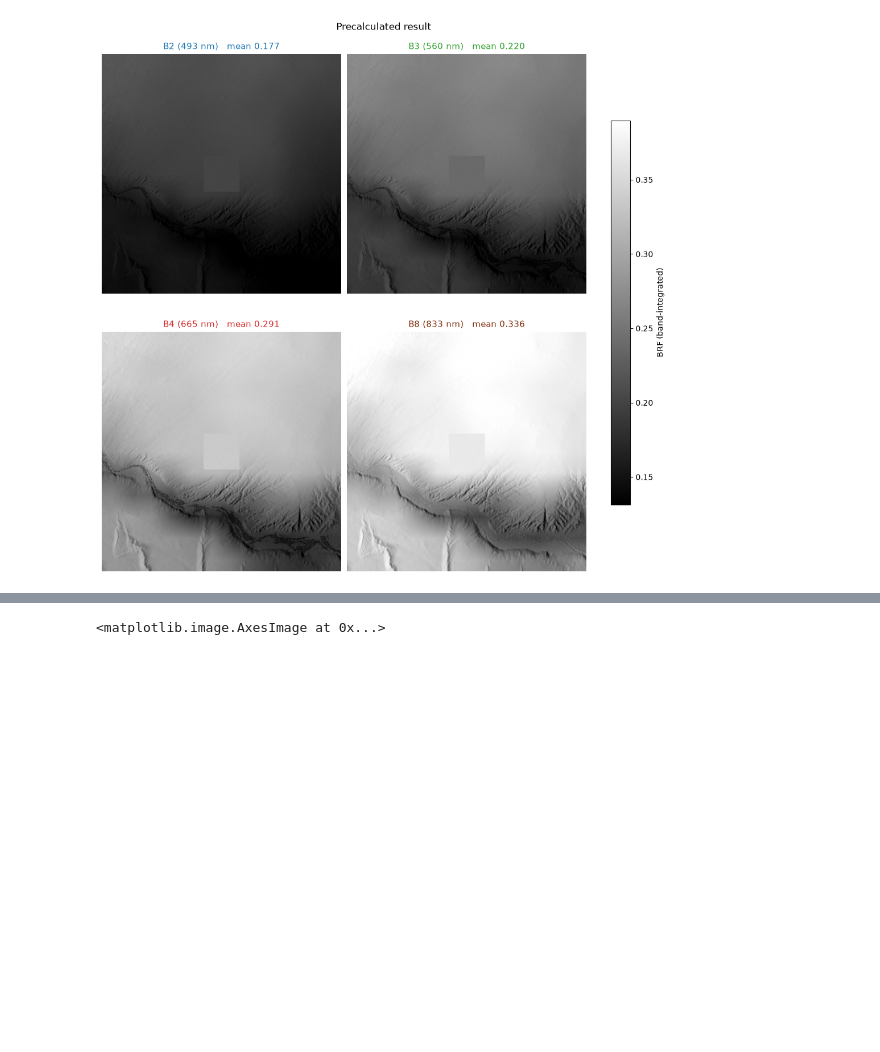
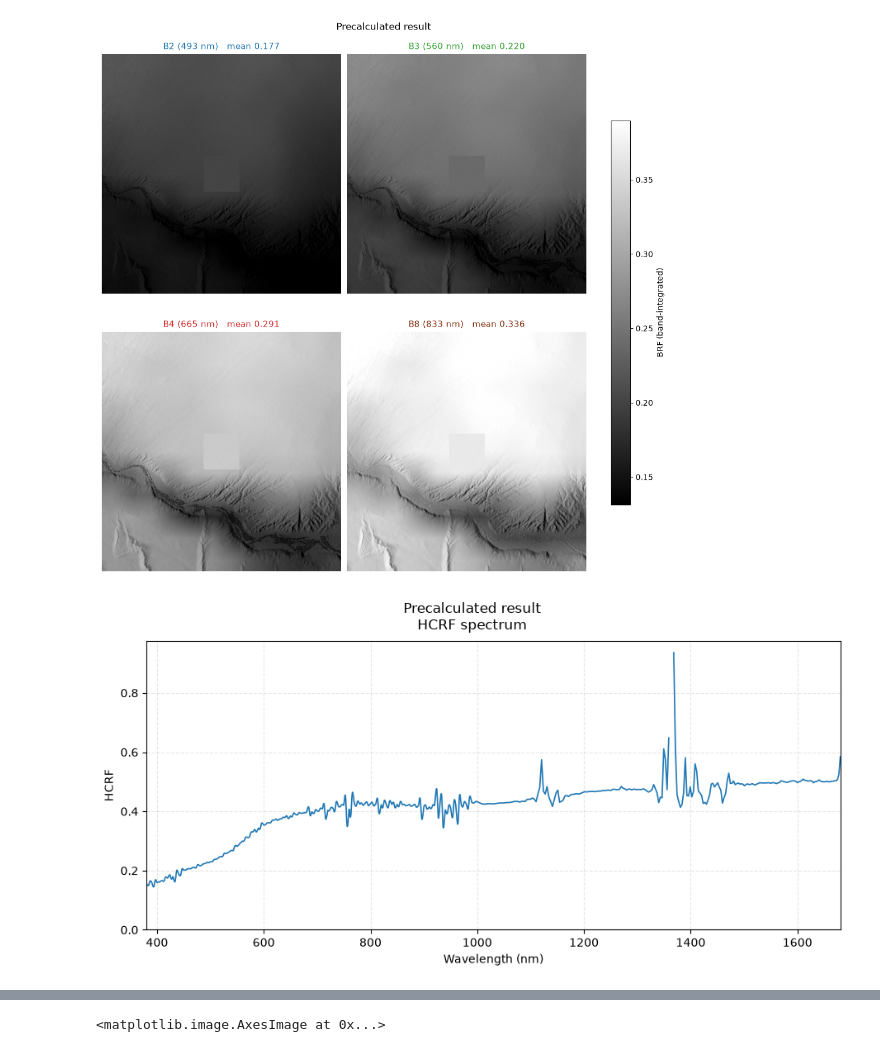
Before and after one commit to s2gos-dev/s2gos-mono, a Jupyter notebook: packages/s2gos-apps/example/free_demo.ipynb, the cells around one changed output, grey strips where cells are left out. Saved outputs shown, nothing was run; the diff lists cells and outputs as text; code cells hidden in the pictures; blank space fills up the shorter version.

Commit message:
Add HYPSTAR and aerial camera views to the free demo

```diff
--- a/packages/s2gos-apps/example/free_demo.ipynb
+++ b/packages/s2gos-apps/example/free_demo.ipynb
@@ -27,6 +31,10 @@ true_color(results.root["dataset"])
 plot_bands(results.root["dataset"])
 # %% [output]
 [figure]
+# %%
+plot_hypstar(results.root["dataset"])
+# %% [output]
+[figure, added]
 # %%
 path_to_result = PathRef(**results.root['dataset']['B2'])
 ds = open_dataset(path_to_result)
```
Also changed, not shown: parts of 4 cells of this notebook, 1 other file.
